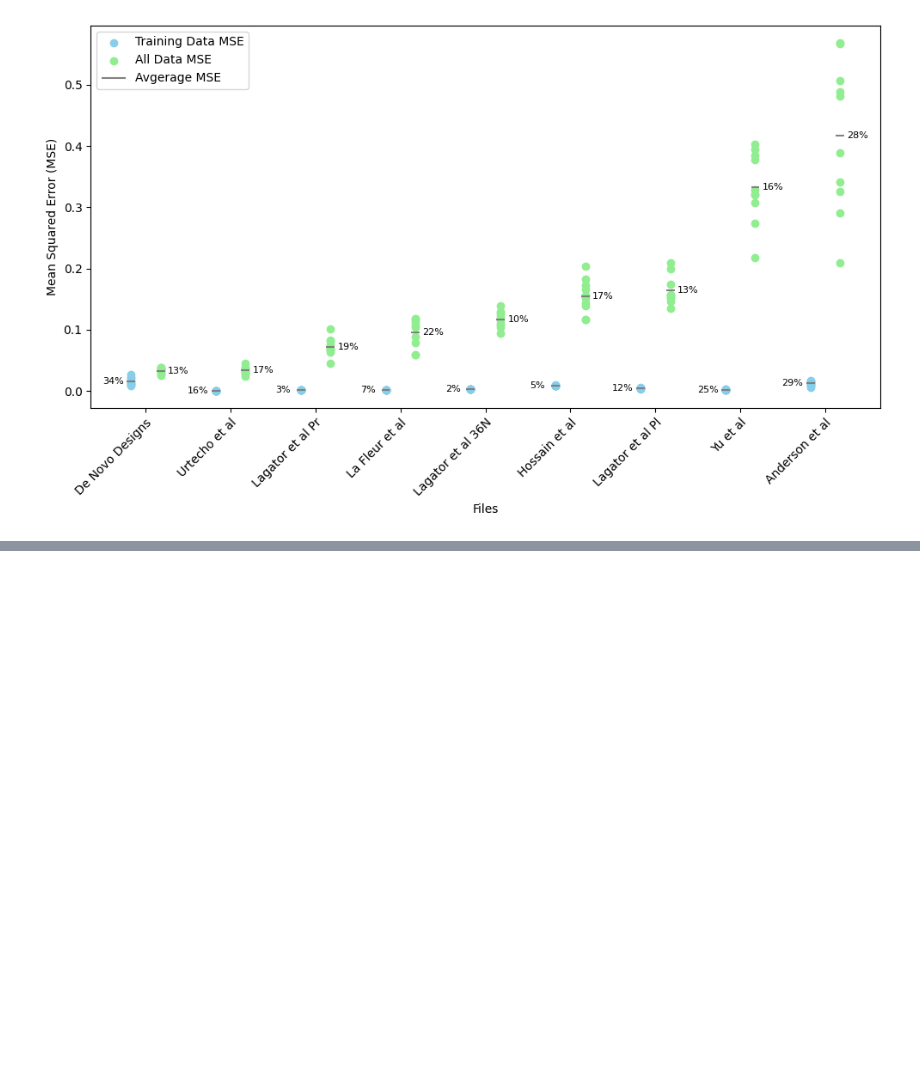
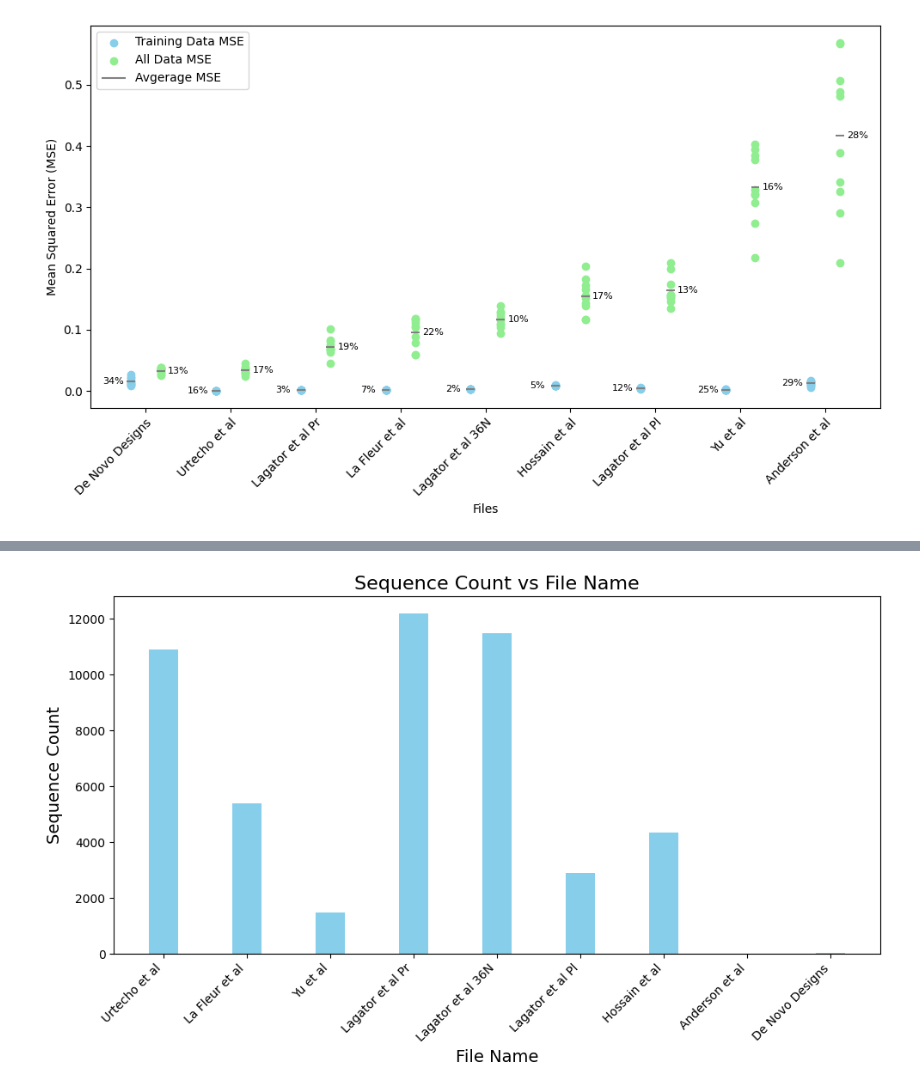
Before and after one commit to Rhys-sg/e.-coli-promoter-prediction, a Jupyter notebook: individual_files.ipynb, the cells around one changed output, grey strips where cells are left out. Cells and saved outputs as stored; diff of their text form; code cells hidden in the pictures; blank space fills up the shorter version.

```diff
--- a/individual_files.ipynb
+++ b/individual_files.ipynb
@@ -32 +49,8 @@ individual_files_module.file_bar_chart(file_sequence_counts, file_order, y_label
+# %%
+file_sequence_counts = get_file_sequence_counts(df)
+metrics_df['Sequence Count'] = add_to_df(metrics_df, file_sequence_counts)
+
+plot_barchart(metrics_df, 'Sequence Count')
+# %% [output]
+[figure, added]
 # %%
```
Also changed, not shown: parts of 26 cells of this notebook, 2 other files.
